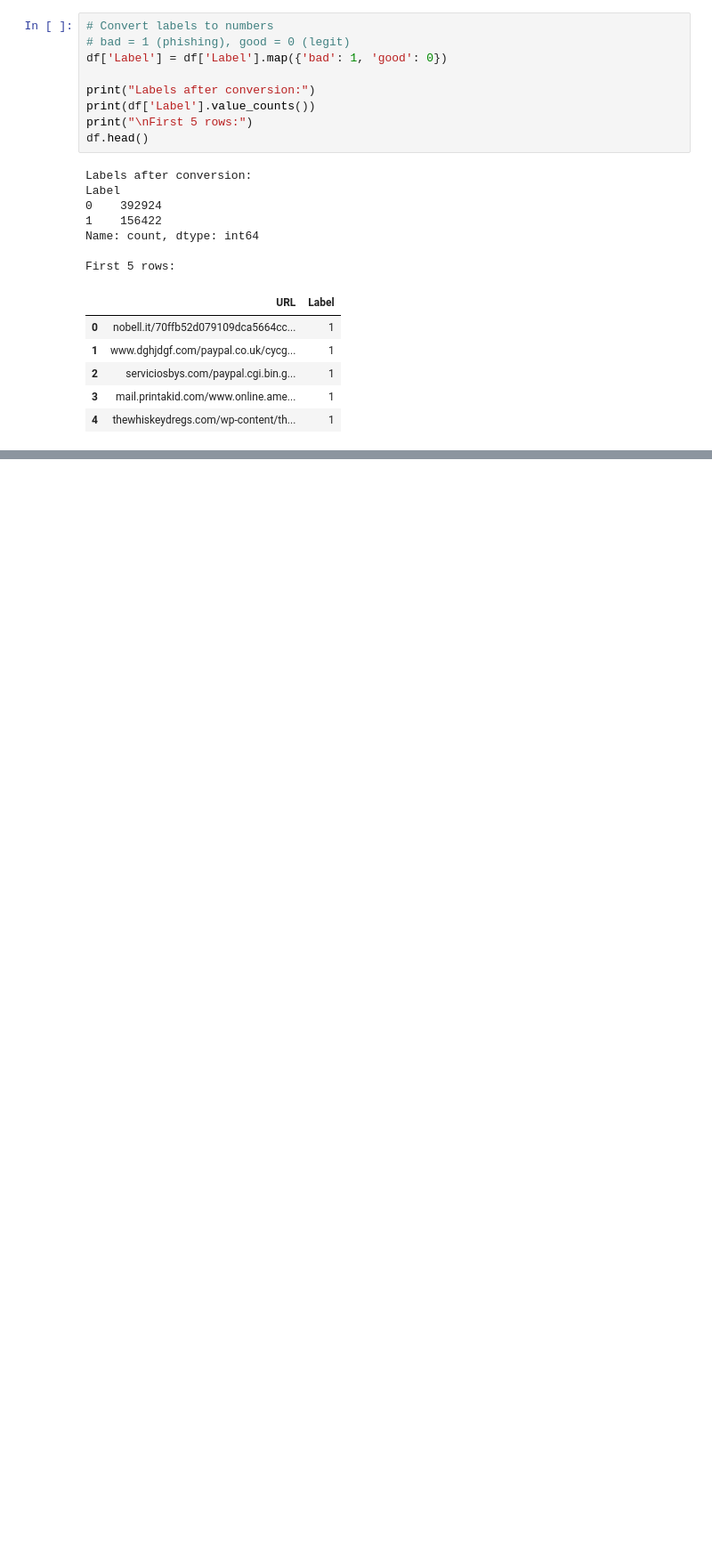
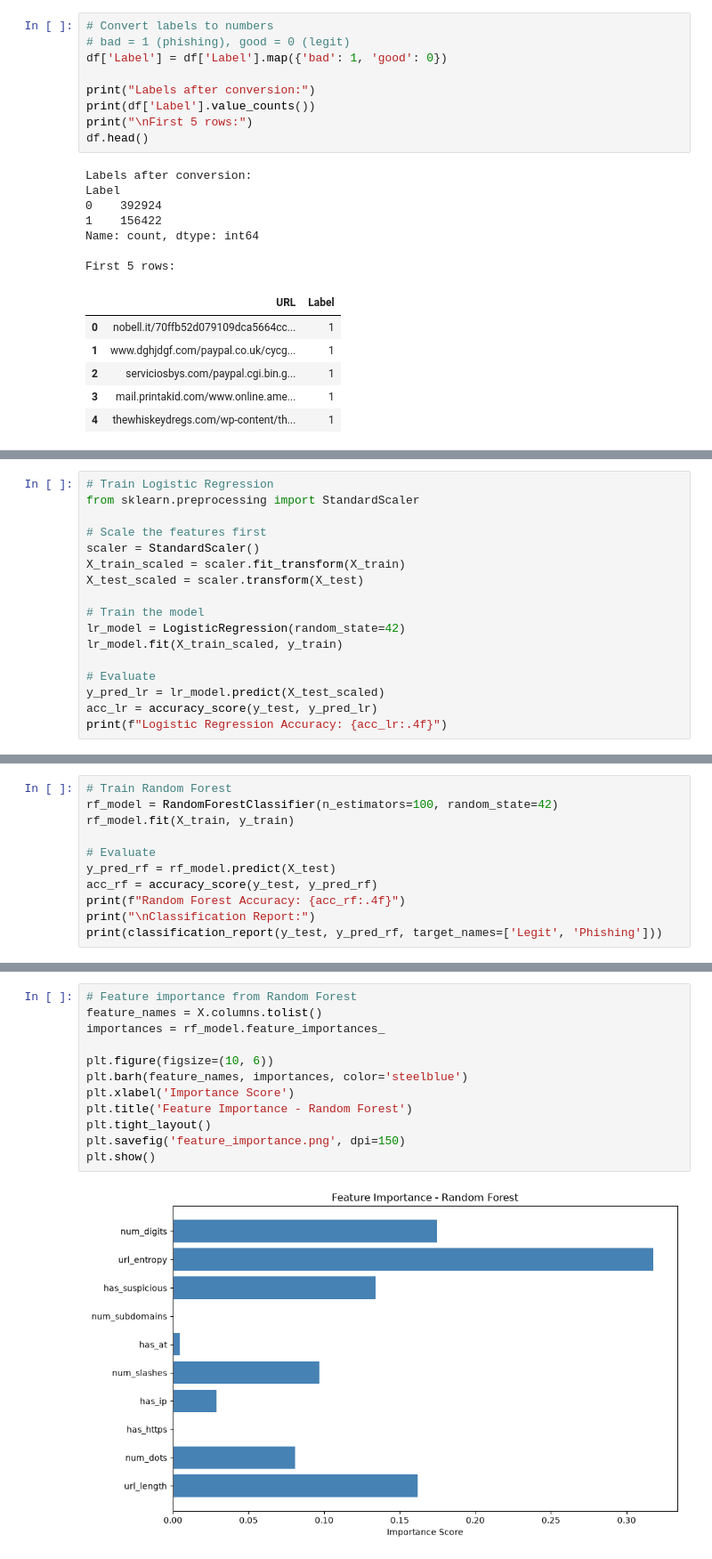
Before and after one commit to justthierry/phishing-detector-lebanon, a Jupyter notebook: phishing_detector.ipynb, the cells around one changed output, grey strips where cells are left out. Shown at 89% size. Cells and saved outputs as stored; diff of their text form; blank space fills up the shorter version.

```diff
--- a/phishing_detector.ipynb
+++ b/phishing_detector.ipynb
@@ -112,0 +245,17 @@ Now we are done changing our labels to binary and all we can now get started to
+# %%
+# Train Logistic Regression
+from sklearn.preprocessing import StandardScaler
+
+# Scale the features first
+scaler = StandardScaler()
+X_train_scaled = scaler.fit_transform(X_train)
+X_test_scaled = scaler.transform(X_test)
+
+# Train the model
+lr_model = LogisticRegression(random_state=42)
+lr_model.fit(X_train_scaled, y_train)
+
+# Evaluate
+y_pred_lr = lr_model.predict(X_test_scaled)
+acc_lr = accuracy_score(y_test, y_pred_lr)
+print(f"Logistic Regression Accuracy: {acc_lr:.4f}")
@@ -112,0 +310,11 @@ Now we are done changing our labels to binary and all we can now get started to
+# %%
+# Train Random Forest
+rf_model = RandomForestClassifier(n_estimators=100, random_state=42)
+rf_model.fit(X_train, y_train)
+
+# Evaluate
+y_pred_rf = rf_model.predict(X_test)
+acc_rf = accuracy_score(y_test, y_pred_rf)
+print(f"Random Forest Accuracy: {acc_rf:.4f}")
+print("\nClassification Report:")
+print(classification_report(y_test, y_pred_rf, target_names=['Legit', 'Phishing']))
@@ -112,0 +417,14 @@ Now we are done changing our labels to binary and all we can now get started to
+# %%
+# Feature importance from Random Forest
+feature_names = X.columns.tolist()
+importances = rf_model.feature_importances_
+
+plt.figure(figsize=(10, 6))
+plt.barh(feature_names, importances, color='steelblue')
+plt.xlabel('Importance Score')
+plt.title('Feature Importance - Random Forest')
+plt.tight_layout()
+plt.savefig('feature_importance.png', dpi=150)
+plt.show()
+# %% [output]
+[figure, added]
```
Also changed, not shown: parts of 43 cells of this notebook, 1 other file.
